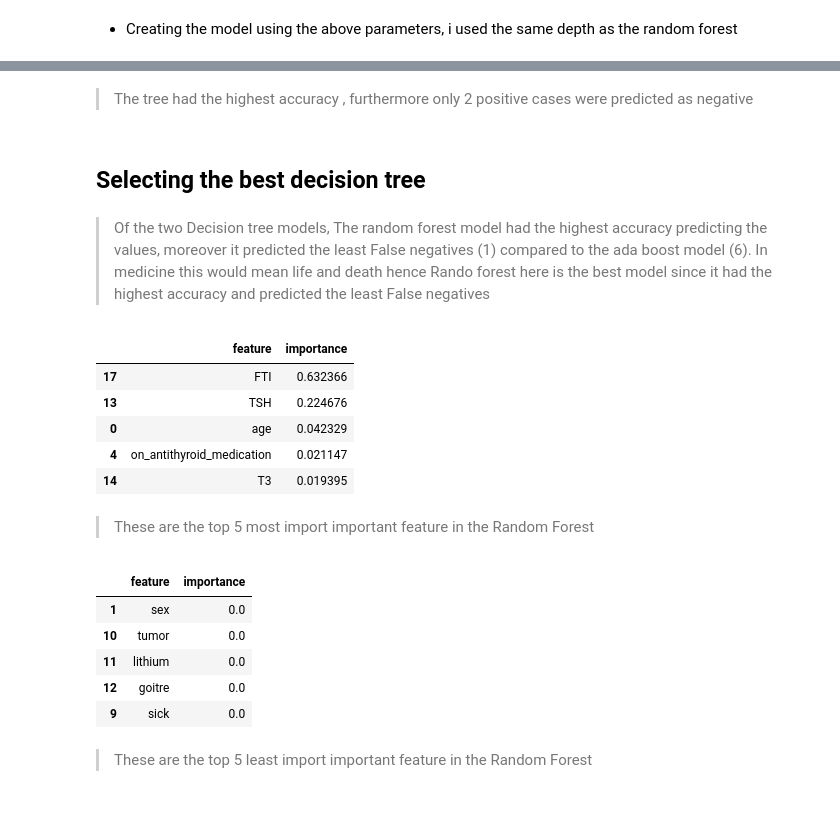
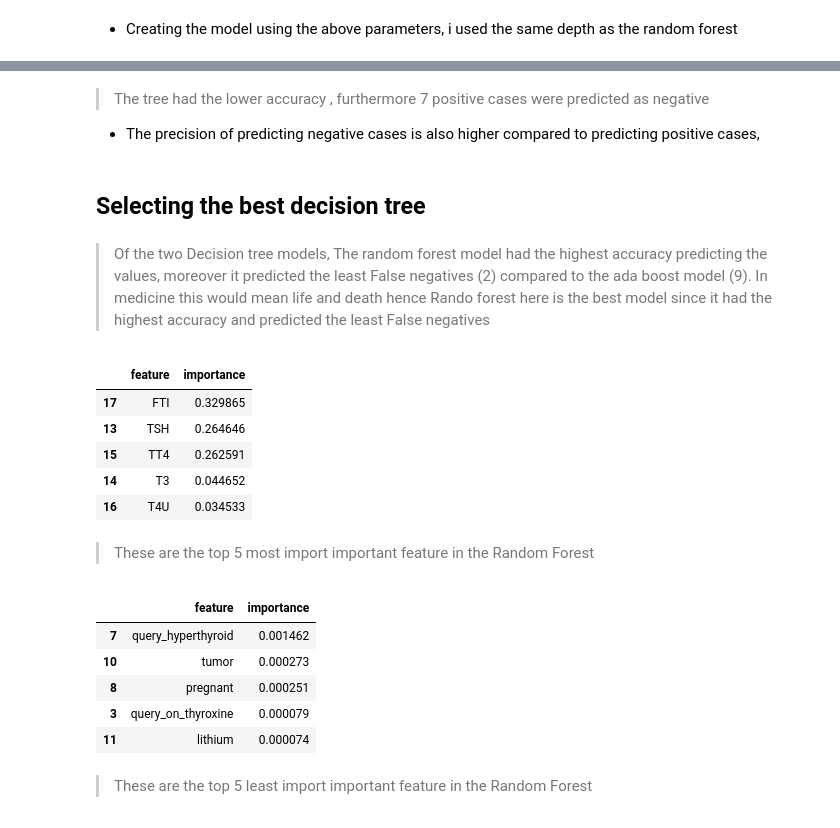
Before and after one commit to draglar/Hypothaloid_Prescence, a Jupyter notebook: Ian_Muigai_IP_week_8.ipynb, the cells around one changed output, grey strips where cells are left out. Cells and saved outputs as stored; diff of their text form; code cells hidden in the pictures.

```diff
--- a/Ian_Muigai_IP_week_8.ipynb
+++ b/Ian_Muigai_IP_week_8.ipynb
@@ -593,31 +583,32 @@ sns.heatmap(confused,annot=True)
 # %% [markdown]
-> The tree had the highest accuracy , furthermore only 2 positive cases were predicted as negative
+> The tree had the lower accuracy , furthermore 7 positive cases were predicted as negative
+* The precision of predicting negative cases is also higher compared to predicting positive cases,
 # %% [markdown]
 ## Selecting the best decision tree
 # %% [markdown]
-> Of the two Decision tree models, The random forest model had the highest accuracy predicting the values, moreover it predicted the least False negatives (1) compared to the ada boost model (6). In medicine this would mean life and death hence Rando forest here is the best model since it had the highest accuracy and predicted the least False negatives
+> Of the two Decision tree models, The random forest model had the highest accuracy predicting the values, moreover it predicted the least False negatives (2) compared to the ada boost model (9). In medicine this would mean life and death hence Rando forest here is the best model since it had the highest accuracy and predicted the least False negatives
 # %%
 importance = pd.DataFrame({'feature': list(x_train.columns),
-                           'importance': ada.feature_importances_},index=None).sort_values('importance', ascending = False)
+                           'importance': rforest.feature_importances_},index=None).sort_values('importance', ascending = False)
 importance.head(5)
 # %% [output]
 |  | feature | importance |
-| 17 | FTI | 0.632366 |
-| 13 | TSH | 0.224676 |
-| 0 | age | 0.042329 |
-| 4 | on_antithyroid_medication | 0.021147 |
-| 14 | T3 | 0.019395 |
+| 17 | FTI | 0.329865 |
+| 13 | TSH | 0.264646 |
+| 15 | TT4 | 0.262591 |
+| 14 | T3 | 0.044652 |
+| 16 | T4U | 0.034533 |
 # %% [markdown]
 > These are the top 5 most import important feature in the Random Forest
 # %%
 importance.tail(5)
 # %% [output]
 |  | feature | importance |
-| 1 | sex | 0.0 |
-| 10 | tumor | 0.0 |
-| 11 | lithium | 0.0 |
-| 12 | goitre | 0.0 |
-| 9 | sick | 0.0 |
+| 7 | query_hyperthyroid | 0.001462 |
+| 10 | tumor | 0.000273 |
+| 8 | pregnant | 0.000251 |
+| 3 | query_on_thyroxine | 0.000079 |
+| 11 | lithium | 0.000074 |
 # %% [markdown]
 > These are the top 5 least import important feature in the Random Forest
 # %% [markdown]
```
Also changed, not shown: parts of 44 cells of this notebook.
